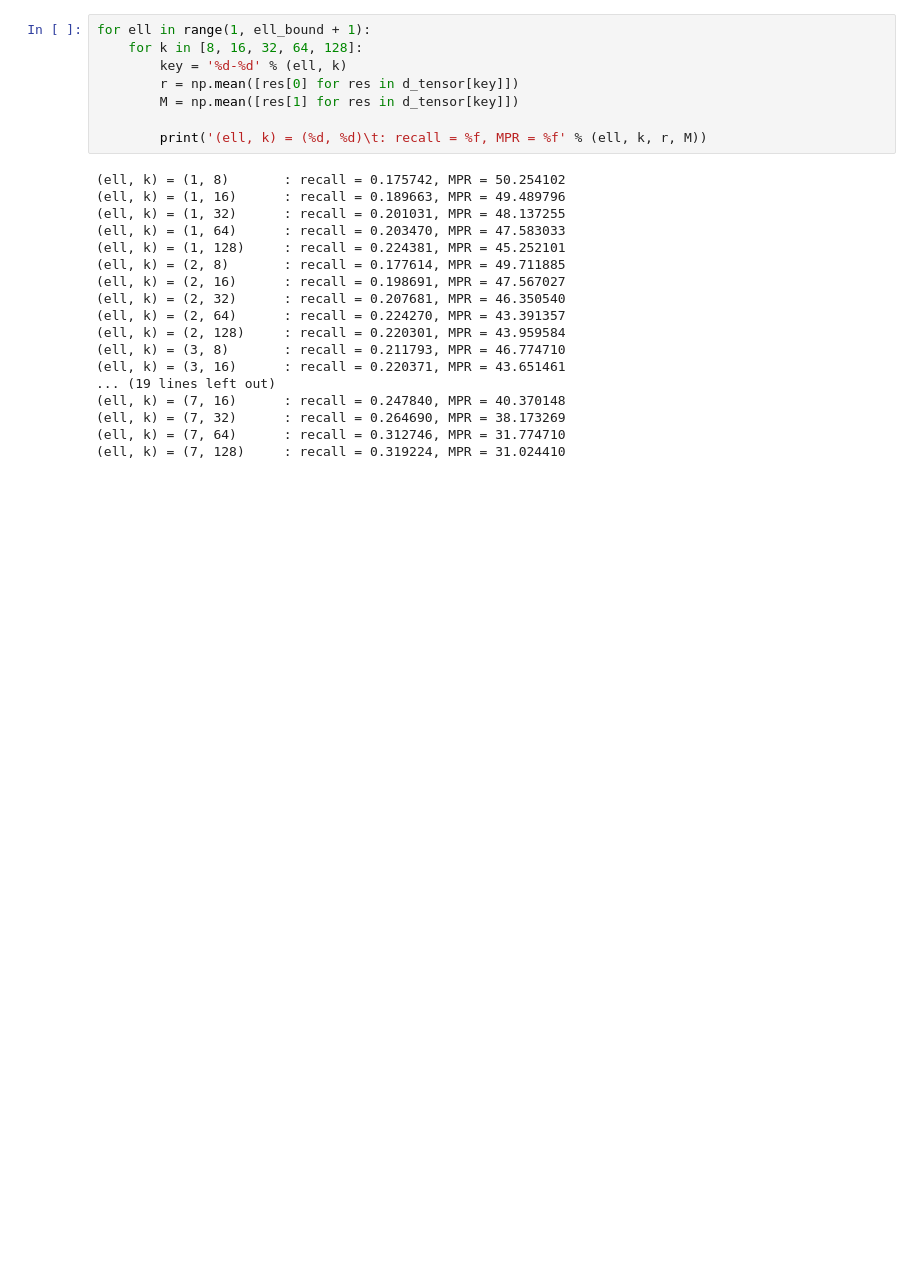
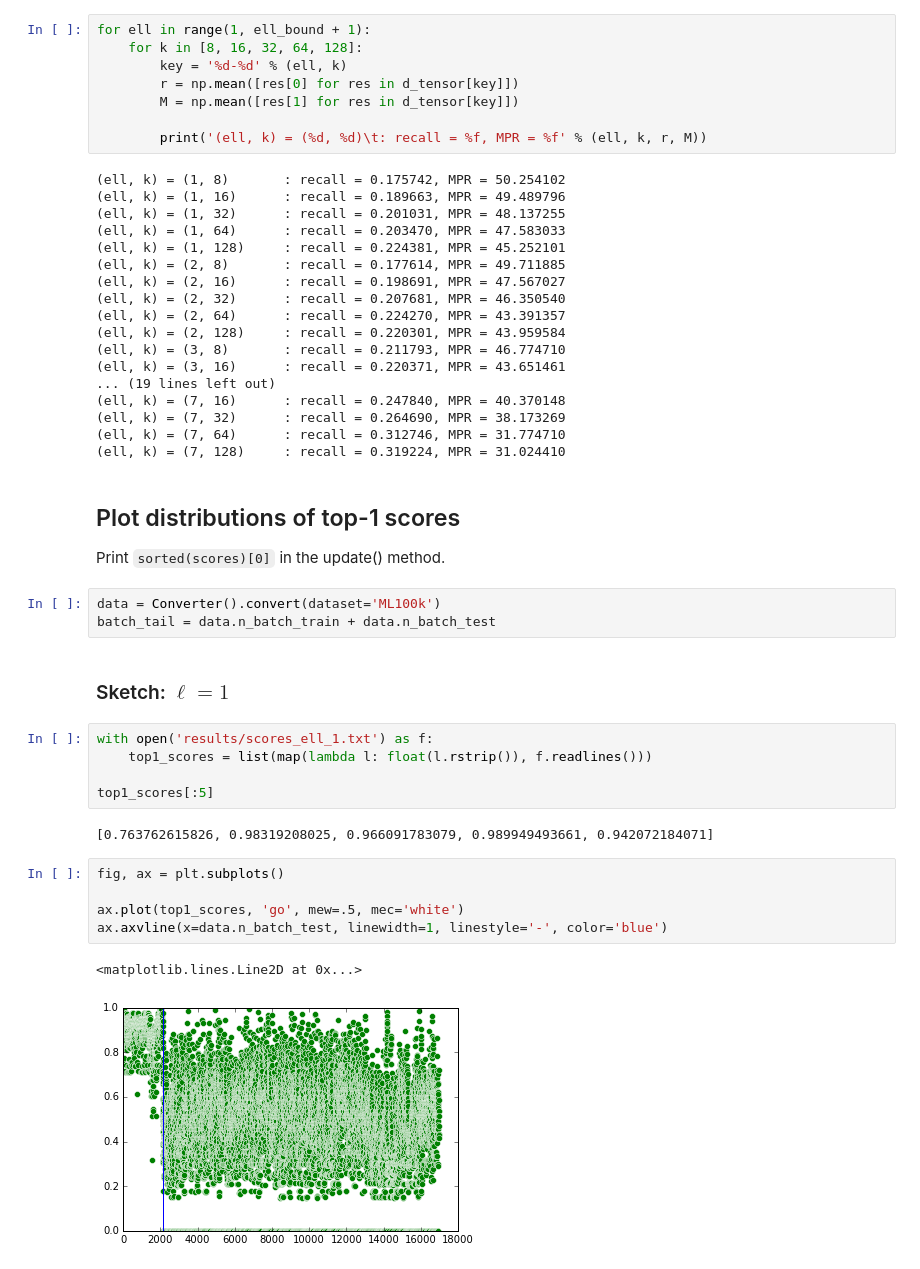
Before and after one commit to takuti/stream-recommender, a Jupyter notebook: paper-sketch.ipynb, the cells around one changed output. Drawn from its saved outputs; the diff is of its cells as text; blank space fills up the shorter version.

Commit message:
:notebook: plot and compare distribution of top-1 scores

```diff
--- a/paper-sketch.ipynb
+++ b/paper-sketch.ipynb
@@ -562,3 +562,27 @@ for ell in range(1, ell_bound + 1):
 (ell, k) = (7, 32)      : recall = 0.264690, MPR = 38.173269
 (ell, k) = (7, 64)      : recall = 0.312746, MPR = 31.774710
 (ell, k) = (7, 128)     : recall = 0.319224, MPR = 31.024410
+# %% [markdown]
+## Plot distributions of top-1 scores
+
+Print `sorted(scores)[0]` in the update() method.
+# %%
+data = Converter().convert(dataset='ML100k')
+batch_tail = data.n_batch_train + data.n_batch_test
+# %% [markdown]
+### Sketch: $\ell=1$
+# %%
+with open('results/scores_ell_1.txt') as f:
+    top1_scores = list(map(lambda l: float(l.rstrip()), f.readlines()))
+
+top1_scores[:5]
+# %% [output]
+[0.763762615826, 0.98319208025, 0.966091783079, 0.989949493661, 0.942072184071]
+# %%
+fig, ax = plt.subplots()
+
+ax.plot(top1_scores, 'go', mew=.5, mec='white')
+ax.axvline(x=data.n_batch_test, linewidth=1, linestyle='-', color='blue')
+# %% [output]
+<matplotlib.lines.Line2D at 0x...>
+[figure, added]
```
Also changed, not shown: parts of 16 cells of this notebook.
